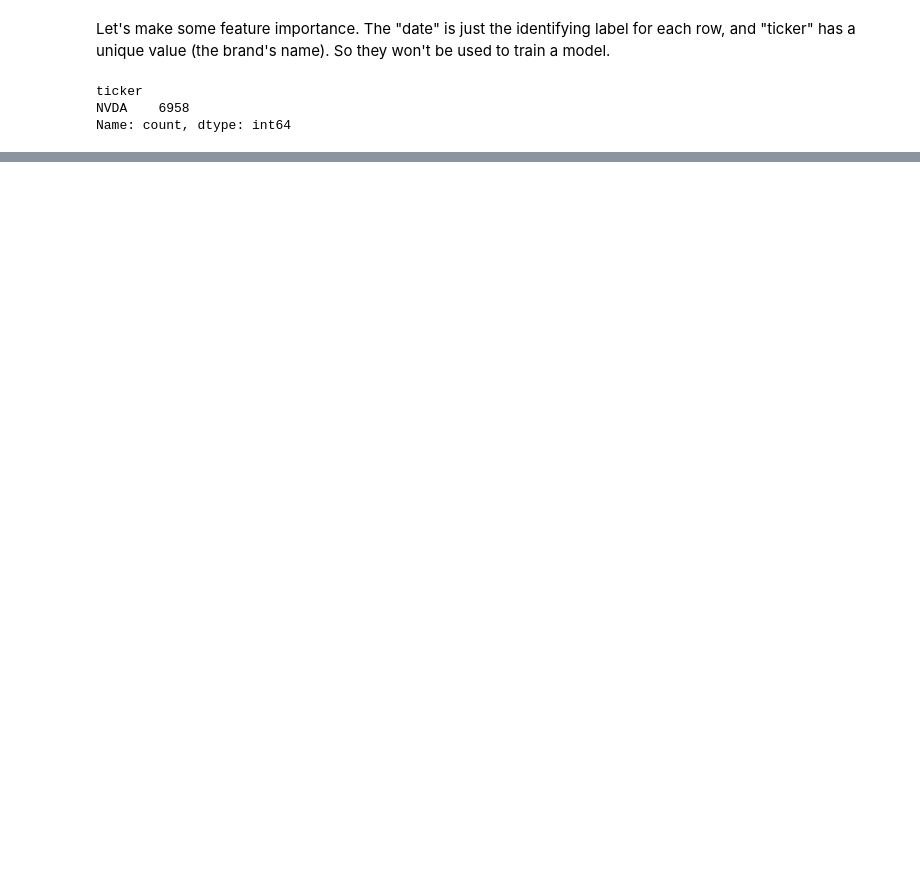
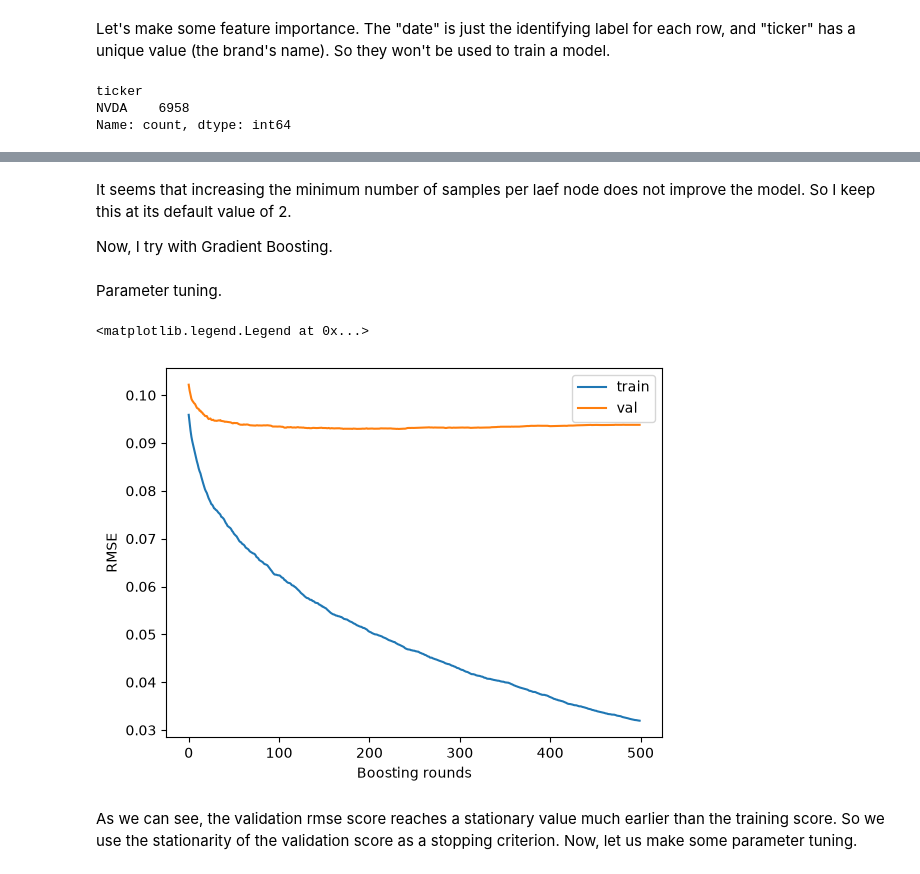
Before and after one commit to martinjimenez388/Midterm-Project-MLZoomCamp2026-DataPipeline, a Jupyter notebook: src/nvidia_stock/NVIDIA_StockDataAnallysis.ipynb, the cells around one changed output, grey strips where cells are left out. Cells and saved outputs as stored; diff of their text form; code cells hidden in the pictures; blank space fills up the shorter version.

Commit message:
Chosen the model and its parameters.

```diff
--- a/src/nvidia_stock/NVIDIA_StockDataAnallysis.ipynb
+++ b/src/nvidia_stock/NVIDIA_StockDataAnallysis.ipynb
@@ -141,0 +235,4 @@ from sklearn.ensemble import RandomForestRegressor
+# %% [markdown]
+It seems that increasing the minimum number of samples per laef node does not improve the model. So I keep this at its default value of 2.
+
+Now, I try with Gradient Boosting.
@@ -141,0 +254,28 @@ from sklearn.ensemble import RandomForestRegressor
+# %% [markdown]
+Parameter tuning.
+# %%
+%%capture output
+
+xgb_params = {
+    'eta': 0.1,
+    'max_depth': 6,
+    'min_child_weight': 1,
+
+    'objective': 'reg:squarederror',
+
+    'seed': 1,
+    'verbosity': 1,
+}
+evals_result = {}
+model = xgb.train(xgb_params, dtrain, num_boost_round=500, evals=watchlist, evals_result=evals_result, verbose_eval=False)
+# %%
+plt.plot(evals_result['train']['rmse'], label='train')
+plt.plot(evals_result['val']['rmse'], label='val')
+plt.xlabel('Boosting rounds')
+plt.ylabel('RMSE')
+plt.legend()
+# %% [output]
+<matplotlib.legend.Legend at 0x...>
+[figure, added]
+# %% [markdown]
+As we can see, the validation rmse score reaches a stationary value much earlier than the training score. So we use the stationarity of the validation score as a stopping criterion. Now, let us make some parameter tuning.
```
Also changed, not shown: parts of 38 cells of this notebook, 2 other files.
